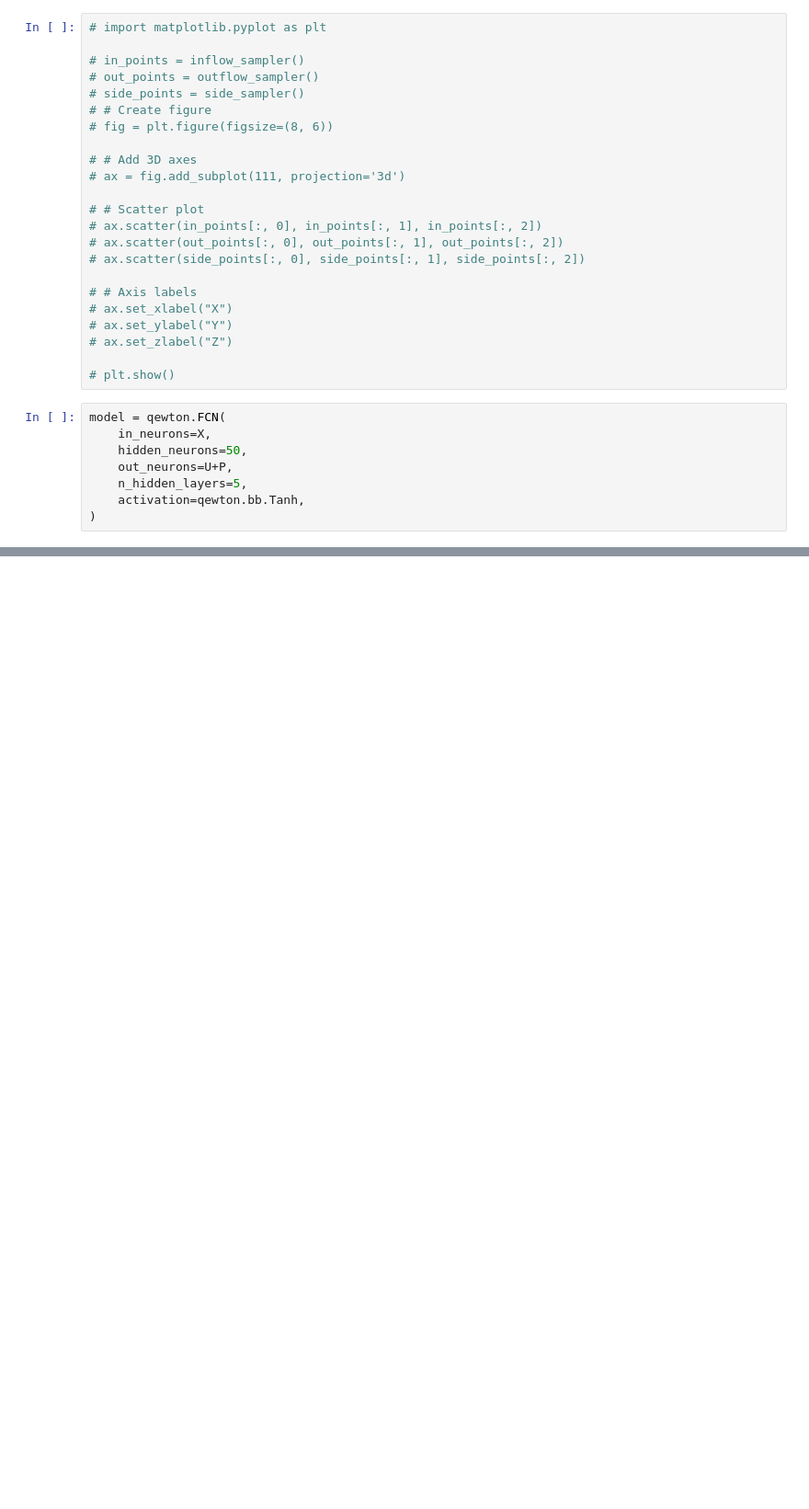
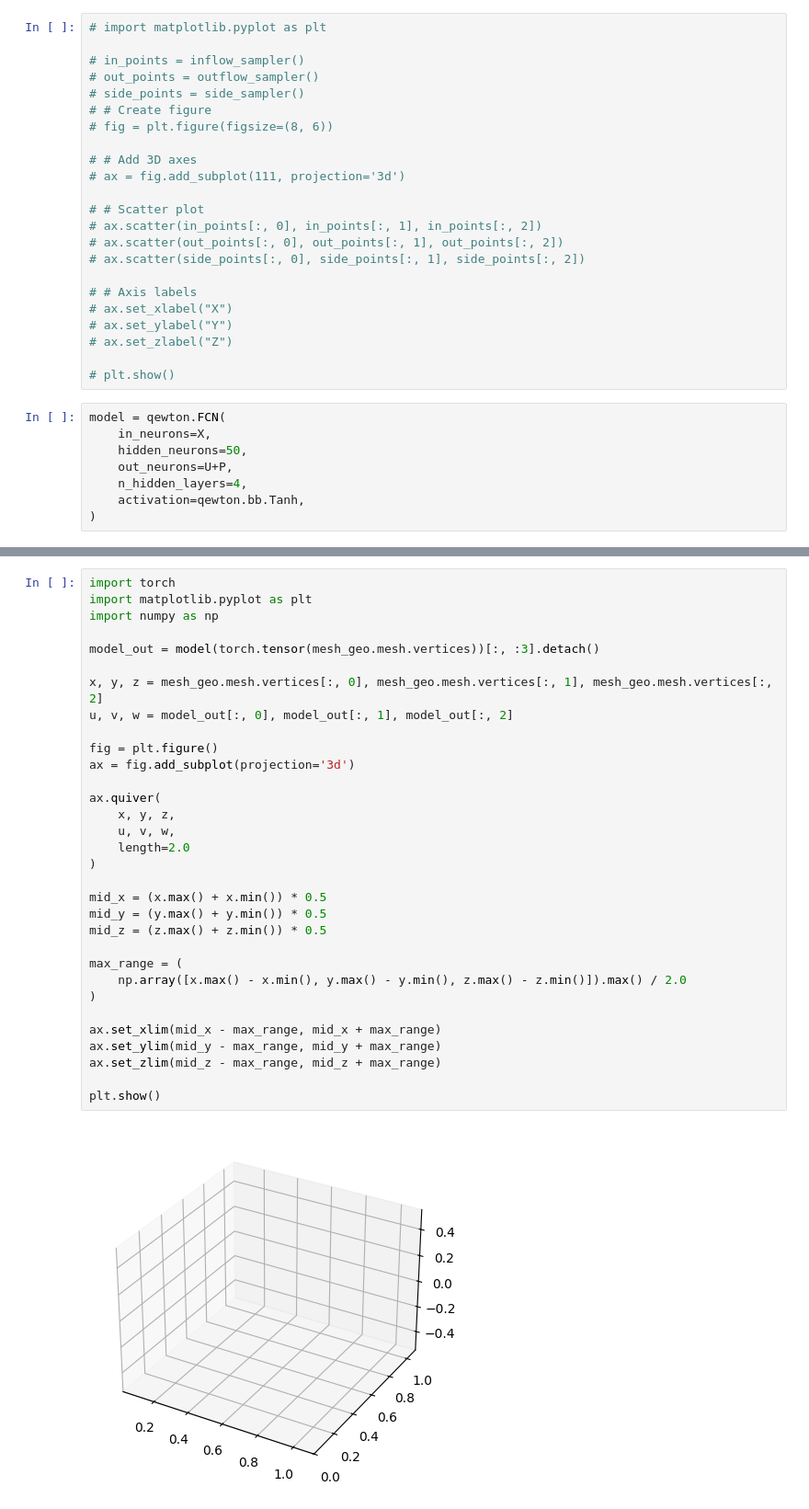
Before and after one commit to Qewton-Labs/Qewton, a Jupyter notebook: examples/PINN/stokes.ipynb, the cells around one changed output, grey strips where cells are left out. Shown at 92% size. Cells and saved outputs as stored; diff of their text form; blank space fills up the shorter version.

```diff
--- a/examples/PINN/stokes.ipynb
+++ b/examples/PINN/stokes.ipynb
@@ -44,7 +47,7 @@ model = qewton.FCN(
     in_neurons=X,
     hidden_neurons=50,
     out_neurons=U+P,
-    n_hidden_layers=5,
+    n_hidden_layers=4,
     activation=qewton.bb.Tanh,
 )
 # %%
@@ -73,0 +119,34 @@ in_constraint = in_graph.constraint
+# %%
+import torch
+import matplotlib.pyplot as plt
+import numpy as np
+
+model_out = model(torch.tensor(mesh_geo.mesh.vertices))[:, :3].detach()
+
+x, y, z = mesh_geo.mesh.vertices[:, 0], mesh_geo.mesh.vertices[:, 1], mesh_geo.mesh.vertices[:, 2]
+u, v, w = model_out[:, 0], model_out[:, 1], model_out[:, 2]
+
+fig = plt.figure()
+ax = fig.add_subplot(projection='3d')
+
+ax.quiver(
+    x, y, z,
+    u, v, w,
+    length=2.0
+)
+
+mid_x = (x.max() + x.min()) * 0.5
+mid_y = (y.max() + y.min()) * 0.5
+mid_z = (z.max() + z.min()) * 0.5
+
+max_range = (
+    np.array([x.max() - x.min(), y.max() - y.min(), z.max() - z.min()]).max() / 2.0
+)
+
+ax.set_xlim(mid_x - max_range, mid_x + max_range)
+ax.set_ylim(mid_y - max_range, mid_y + max_range)
+ax.set_zlim(mid_z - max_range, mid_z + max_range)
+
+plt.show()
+# %% [output]
+[figure, added]
```
Also changed, not shown: parts of 8 cells of this notebook, 8 other files.
